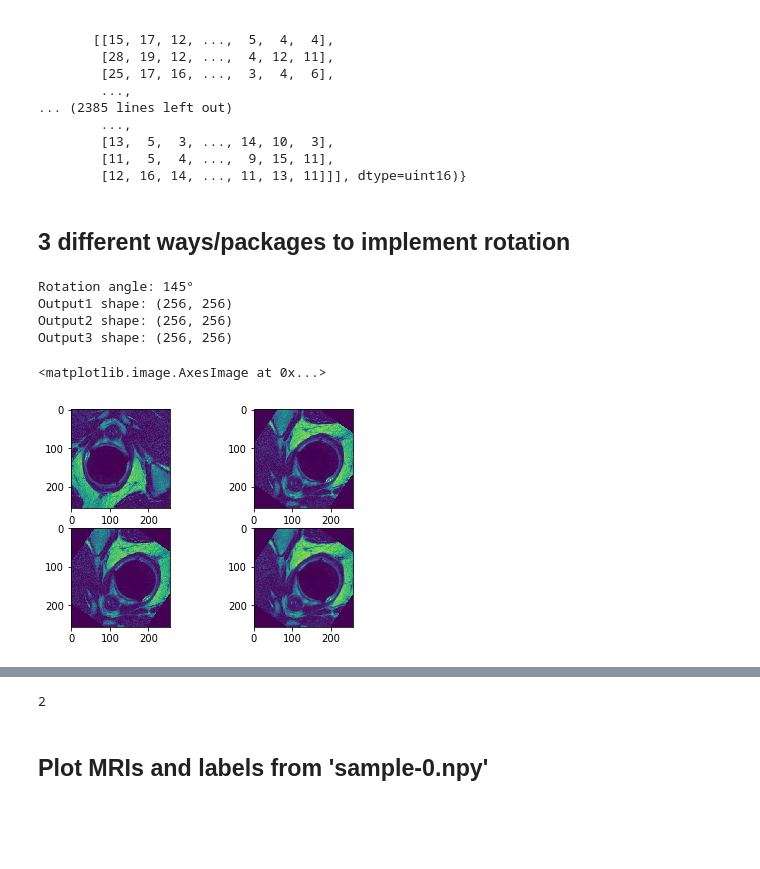
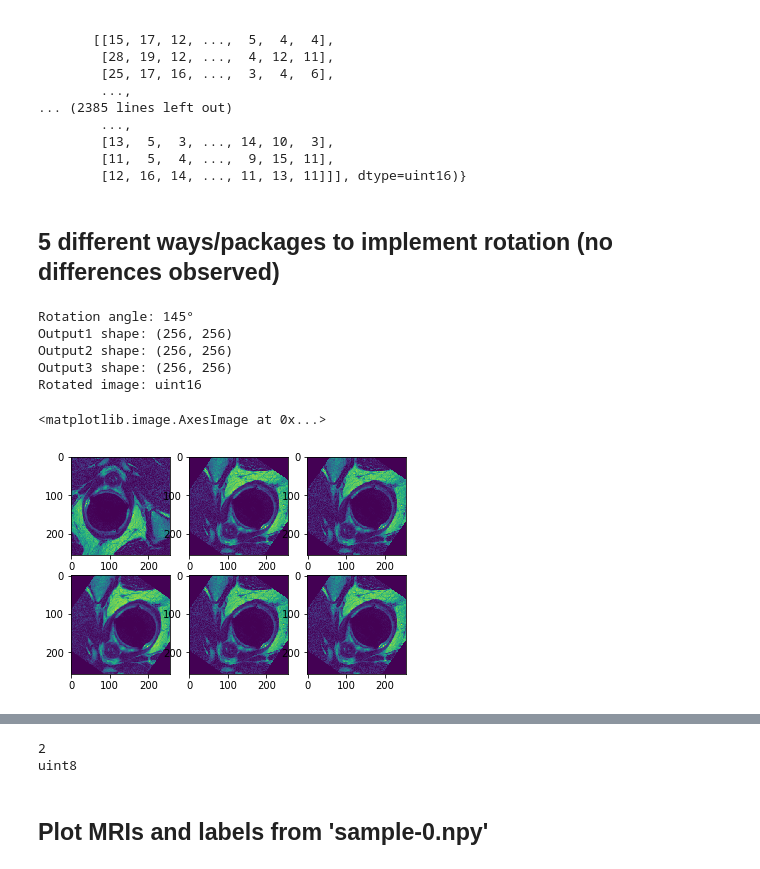
Before and after one commit to MachineLearning4HealthcareHomework/HW3, a Jupyter notebook: Data_augmentation.ipynb, the cells around one changed output, grey strips where cells are left out. Cells and saved outputs as stored; diff of their text form; code cells hidden in the pictures; blank space fills up the shorter version.

```diff
--- a/Data_augmentation.ipynb
+++ b/Data_augmentation.ipynb
@@ -30,8 +25,8 @@ Using TensorFlow backend.
 # %% [markdown]
 ## Collect the training dataset
 # %%
-train_dir = 'project3_data/data/train_images/'
-label_dir = 'project3_data/data/train_labels/'
+train_dir = './data_new/data/train_images/'
+label_dir = './data_new/data/train_labels/'
 train_images = {}
 train_labels = {}
 
@@ -63,39 +58,51 @@ print(train_images)
         [11,  5,  4, ...,  9, 15, 11],
         [12, 16, 14, ..., 11, 13, 11]]], dtype=uint16)}
 # %% [markdown]
-## 3 different ways/packages to implement rotation
+## 5 different ways/packages to implement rotation (no differences observed)
 # %%
-rotate=random.randint(0, 360)
+image = train_images['sample-0.npy'][0]
+rotate = random.randint(0, 360)
 rotate = 145
-image=train_images['sample-0.npy'][0]
+
 from scipy import ndimage
 output1 = ndimage.rotate(image, rotate, reshape=False)
 
 from PIL import Image
 image2 = Image.fromarray(image)
 output2 = image2.rotate(rotate, resample=0, expand=False)
 
 import imutils
 output3 = imutils.rotate(image, rotate, scale=1)
 
+# rotate with interpolation
+output4 = ndimage.interpolation.rotate(image, rotate, reshape=False, order=0)
+
+output5 = ndimage.interpolation.rotate(image, rotate, reshape=False, order=5)
+
 print("Rotation angle: %d°\nOutput1 shape: %s\nOutput2 shape: %s\nOutput3 shape: %s" %
       (rotate, output1.shape, output2.size, output3.shape))
+print("Rotated image: %s" % (output3.dtype))
 
-plt.subplot(2,2,1)
+plt.subplot(2,3,1)
 plt.imshow(image)
-plt.subplot(2,2,2)
+plt.subplot(2,3,2)
 plt.imshow(output1)
-plt.subplot(2,2,3)
+plt.subplot(2,3,3)
 plt.imshow(output2)
-plt.subplot(2,2,4)
+plt.subplot(2,3,4)
 plt.imshow(output3)
+plt.subplot(2,3,5)
+plt.imshow(output4)
+plt.subplot(2,3,6)
+plt.imshow(output5)
 # %% [output]
 Rotation angle: 145°
 Output1 shape: (256, 256)
 Output2 shape: (256, 256)
 Output3 shape: (256, 256)
+Rotated image: uint16
 <matplotlib.image.AxesImage at 0x...>
-[figure, old version]
+[figure, new version]
 # %%
 for name in filenames:
     print(train_images[name].shape)
@@ -119,8 +126,10 @@ for name in filenames:
 (18, 256, 256)
 # %%
 print(np.amax(train_labels['sample-0.npy']))
+print(train_labels['sample-0.npy'].dtype)
 # %% [output]
 2
+uint8
 # %% [markdown]
 ## Plot MRIs and labels from 'sample-0.npy'
 # %%
```
Also changed, not shown: parts of 11 cells of this notebook.
